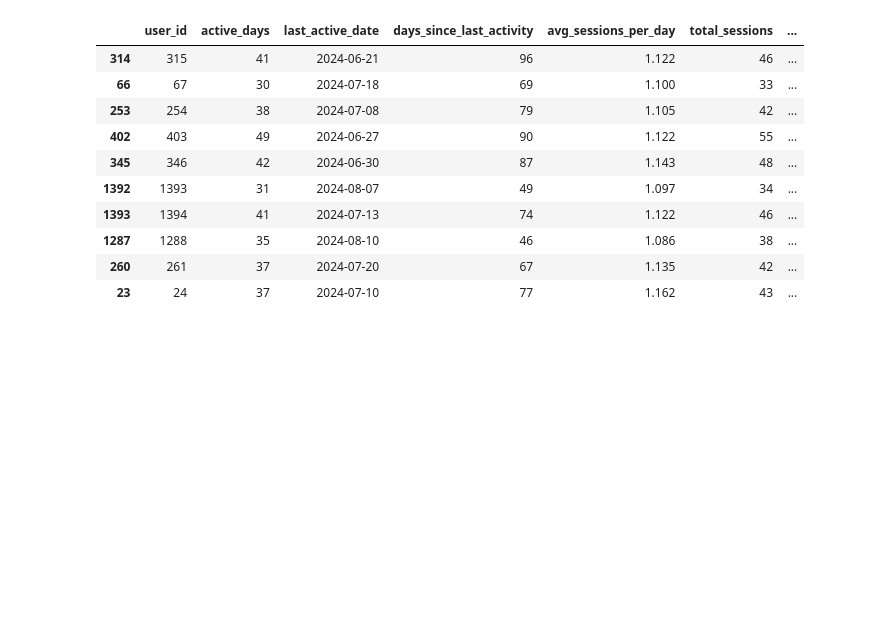
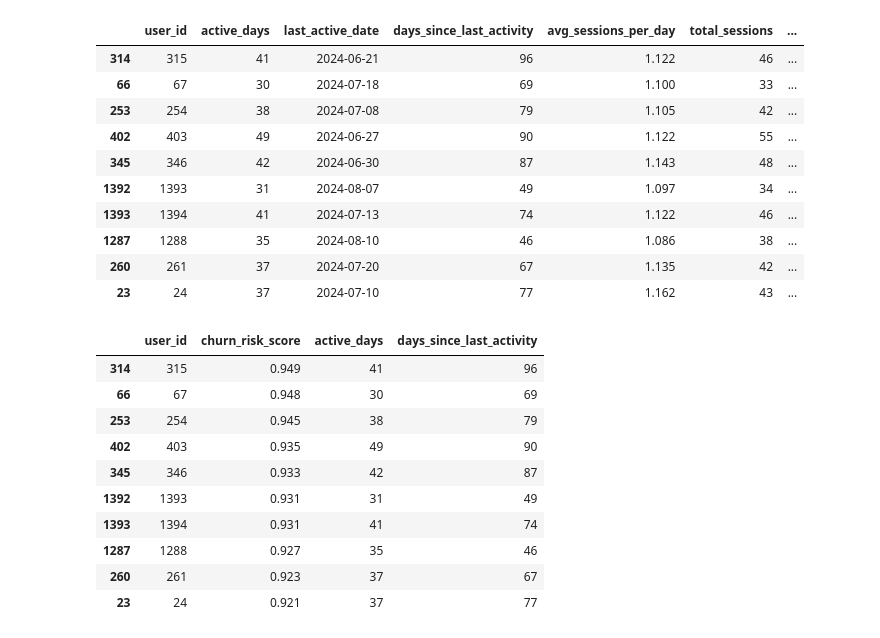
Before and after one commit to ARYANRAJ1121/Edtech-SaaS-Retention-Analysis, a Jupyter notebook: ml/risk_scoring.ipynb, the cells around one changed output. Cells and saved outputs as stored; diff of their text form; code cells hidden in the pictures; blank space fills up the shorter version.

```diff
--- a/ml/risk_scoring.ipynb
+++ b/ml/risk_scoring.ipynb
@@ -146,3 +146,19 @@ df.sort_values("churn_risk_score", ascending=False).head(10)
 # %%
 df.sort_values("churn_risk_score", ascending=False) \
   .to_csv("../data/churn_risk_scored_users.csv", index=False)
+# %%
+df.sort_values("churn_risk_score", ascending=False) \
+  [["user_id", "churn_risk_score", "active_days", "days_since_last_activity"]] \
+  .head(10)
+# %% [output]
+|  | user_id | churn_risk_score | active_days | days_since_last_activity |
+| 314 | 315 | 0.949 | 41 | 96 |
+| 66 | 67 | 0.948 | 30 | 69 |
+| 253 | 254 | 0.945 | 38 | 79 |
+| 402 | 403 | 0.935 | 49 | 90 |
+| 345 | 346 | 0.933 | 42 | 87 |
+| 1392 | 1393 | 0.931 | 31 | 49 |
+| 1393 | 1394 | 0.931 | 41 | 74 |
+| 1287 | 1288 | 0.927 | 35 | 46 |
+| 260 | 261 | 0.923 | 37 | 67 |
+| 23 | 24 | 0.921 | 37 | 77 |
```
Also changed, not shown: 33 other files.
